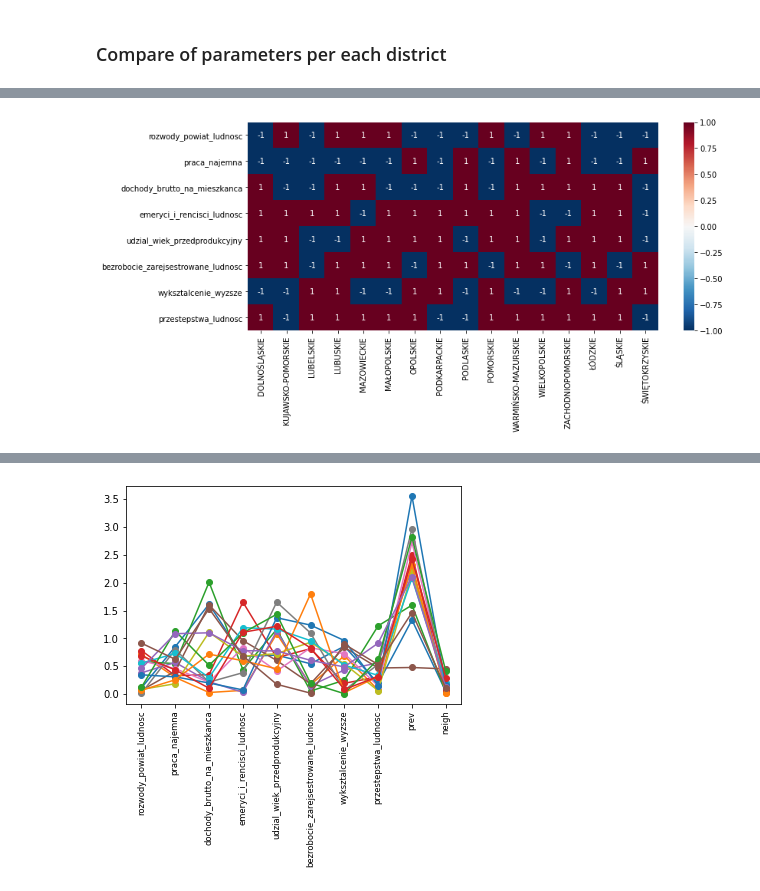
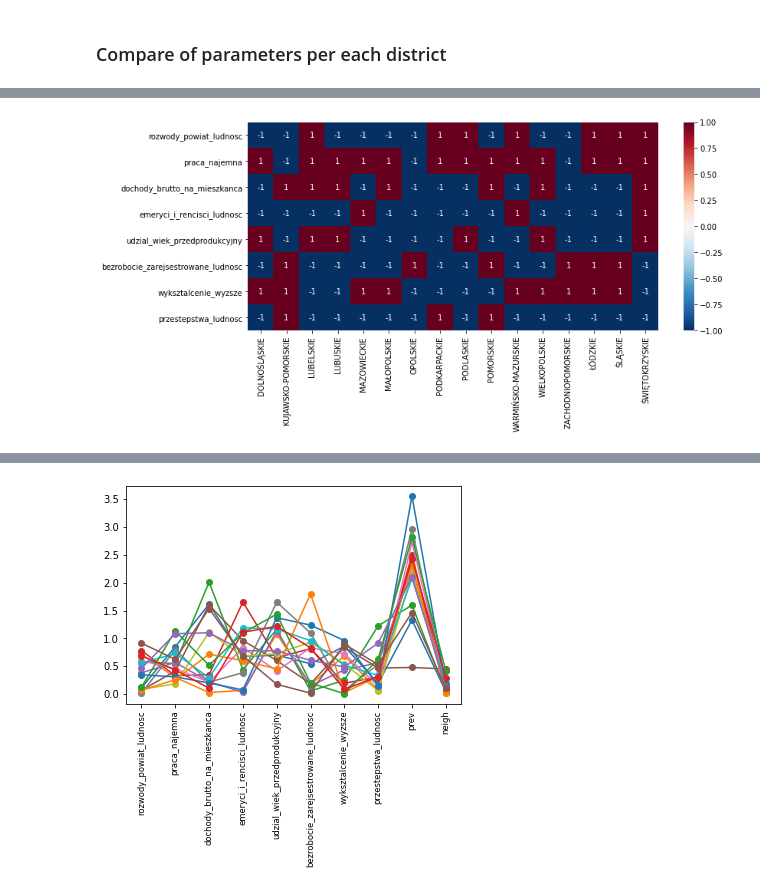
Before and after one commit to MarBry111/Forecast_Election_Poland, a Jupyter notebook: Model_III_MOREparameters_just_model.ipynb, the cells around one changed output, grey strips where cells are left out. Drawn from its saved outputs; the diff is of its cells as text; code cells hidden in the pictures.

```diff
--- a/Model_III_MOREparameters_just_model.ipynb
+++ b/Model_III_MOREparameters_just_model.ipynb
@@ -278,6 +291,8 @@ plt.show()
 a_all = np.random.rand(X.shape[1],X.shape[2])-0.5
 loss_l = np.inf
 step=0.01
+
+loss_arr = np.zeros((10**3,))
 
 for epoch in range(10**3):
     shuffle_i = np.arange(X.shape[0])
@@ -299,6 +314,7 @@ for epoch in range(10**3):
         #break
 
     loss_l = loss_p
+    loss_arr[epoch] = loss_p
 
     if epoch%100==0:
         print('loss sum:',loss_p)
@@ -317,5 +333,5 @@ plt.plot(range(2001,2019), pool_data_middle['Blue'].values[1:],'bo')
 plt.ylim(0,1)
 plt.xticks(range(2001,2019), rotation=45)
 #plt.show()
-plt.savefig('model/model_II/each_year_no_time_step_0.1.pdf',  bbox_inches='tight')
+plt.savefig('model/model_III/each_year_no_time_step_0.1.pdf',  bbox_inches='tight')
 # %% [output]
@@ -426,6 +463,6 @@ plt.savefig('model/model_II/input_output_grad_each_epoch_woj0.1.pdf',  bbox_inch
 # %%
 a_step = np.random.rand(X.shape[1],X.shape[2]) - 0.5
-step = 0.1
+step = 0.6
 
 loss_arr = np.zeros((10**3,))
 
@@ -446,12 +483,7 @@ for epoch in range(10**3):
         loss_p += np.sum((model_percent(a_step,xi) - Y[i].reshape(-1,1))**2)
 
     loss_arr[epoch] = loss_p
-    #if loss_p < loss_prev:
-    #    step = step*0.95
-    #else:
-    #    step = step*1.05
 
-    #loss_prev = loss_p
 
     if epoch%100==0:
         l, o = model(a_step,X,Y,stat_list)
@@ -512,12 +762,12 @@ plt.show()
 # %%
 fig, ax = plt.subplots(figsize=(12,5))
-df = pd.DataFrame(- np.sign(
+df = pd.DataFrame(np.sign(
     a_step[:,:-2] *
     ( X[:,:,:-2].mean((0)))
                  ))
 df.columns = high_cols
 df.index = color_new.index
 sn.heatmap(df.T, annot=True, cmap='RdBu_r', ax=ax)
-plt.show()
+plt.savefig('model/model_III/woj_mean_step'+str(step)+'.pdf',  bbox_inches='tight')
 # %% [output]
-[figure, old version]
+[figure, new version]
```
Also changed, not shown: parts of 31 cells of this notebook, 5 other files.
